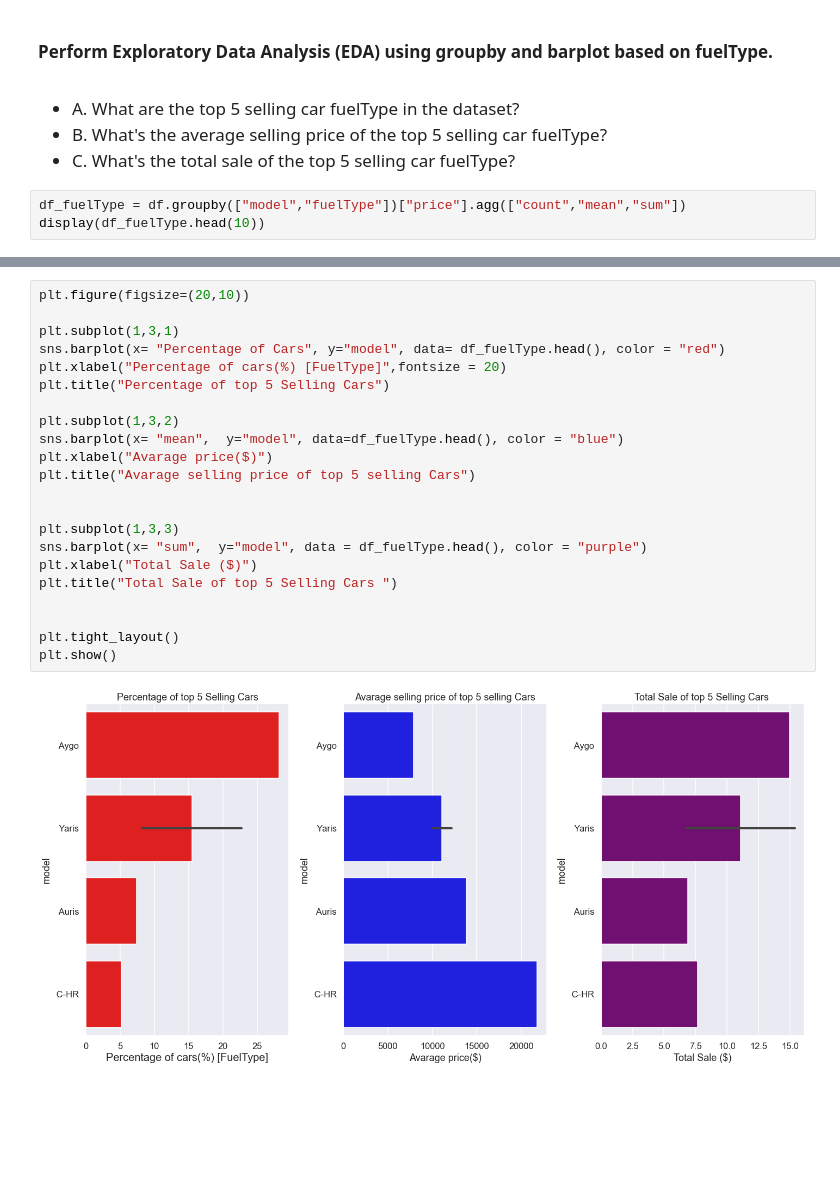
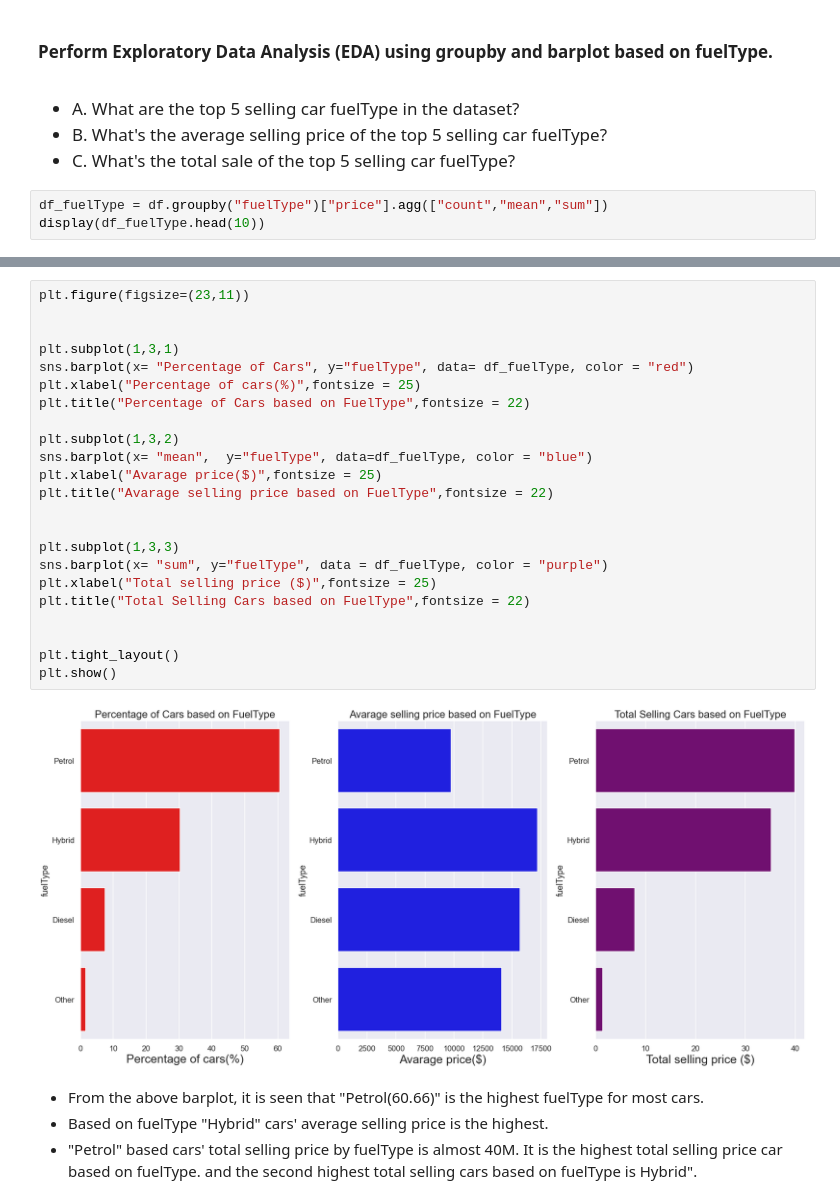
Before and after one commit to Sourish8/toyota_used_car_analysis-, a Jupyter notebook: toyota_used_car_EDA.ipynb, the cells around one changed output, grey strips where cells are left out. Saved outputs shown, nothing was run; the diff lists cells and outputs as text; blank space fills up the shorter version.

```diff
--- a/toyota_used_car_EDA.ipynb
+++ b/toyota_used_car_EDA.ipynb
@@ -507,6 +519,6 @@ plt.show()
     <li>C. What's the total sale of the top 5 selling car fuelType?</li>
 </ul>
 # %%
-df_fuelType = df.groupby(["model","fuelType"])["price"].agg(["count","mean","sum"])
+df_fuelType = df.groupby("fuelType")["price"].agg(["count","mean","sum"])
 display(df_fuelType.head(10))
 # %% [output]
@@ -546,24 +551,30 @@ display(df_fuelType.head())
 # %%
-plt.figure(figsize=(20,10))
+plt.figure(figsize=(23,11))
+
 
 plt.subplot(1,3,1)
-sns.barplot(x= "Percentage of Cars", y="model", data= df_fuelType.head(), color = "red")
-plt.xlabel("Percentage of cars(%) [FuelType]",fontsize = 20)
-plt.title("Percentage of top 5 Selling Cars")
+sns.barplot(x= "Percentage of Cars", y="fuelType", data= df_fuelType, color = "red")
+plt.xlabel("Percentage of cars(%)",fontsize = 25)
+plt.title("Percentage of Cars based on FuelType",fontsize = 22)
 
 plt.subplot(1,3,2)
-sns.barplot(x= "mean",  y="model", data=df_fuelType.head(), color = "blue")
-plt.xlabel("Avarage price($)")
-plt.title("Avarage selling price of top 5 selling Cars")
+sns.barplot(x= "mean",  y="fuelType", data=df_fuelType, color = "blue")
+plt.xlabel("Avarage price($)",fontsize = 25)
+plt.title("Avarage selling price based on FuelType",fontsize = 22)
 
 
 plt.subplot(1,3,3)
-sns.barplot(x= "sum",  y="model", data = df_fuelType.head(), color = "purple")
-plt.xlabel("Total Sale ($)")
-plt.title("Total Sale of top 5 Selling Cars ")
+sns.barplot(x= "sum", y="fuelType", data = df_fuelType, color = "purple")
+plt.xlabel("Total selling price ($)",fontsize = 25)
+plt.title("Total Selling Cars based on FuelType",fontsize = 22)
 
 
 plt.tight_layout()
 plt.show()
 # %% [output]
-[figure, old version]
+[figure, new version]
+# %% [markdown]
+<ul>
+<li>From the above barplot, it is seen that "Petrol(60.66)" is the highest fuelType for most cars.</li>
+<li>Based on fuelType "Hybrid" cars' average selling price is the highest.</li>
+<li>"Petrol" based cars' total selling price by fuelType is almost 40M. It is the highest total selling price car based on fuelType.  and the second highest total selling cars based on fuelType is Hybrid".</li>
```
Also changed, not shown: parts of 15 cells of this notebook.
